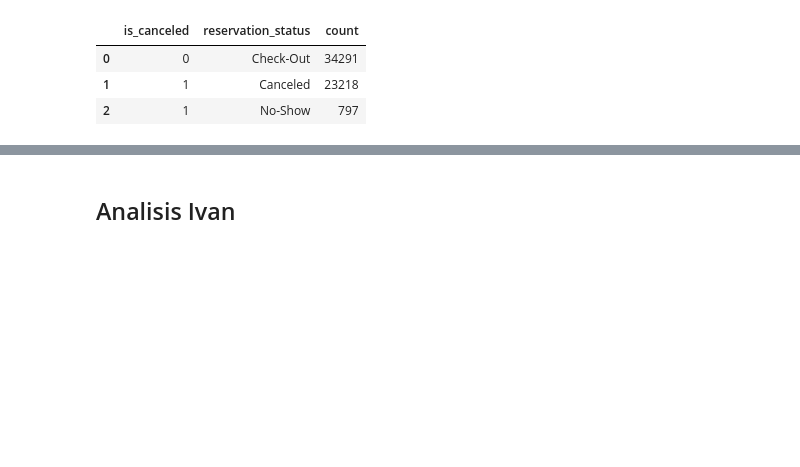
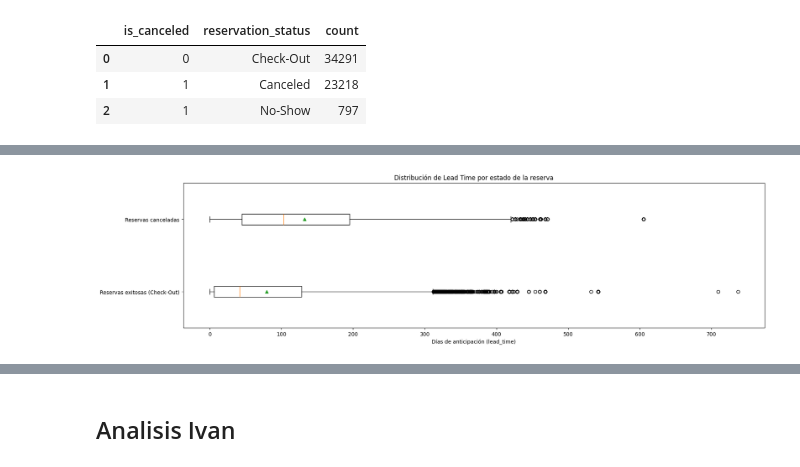
Before and after one commit to leodie1615/taller1, a Jupyter notebook: entendimiento-data.ipynb, the cells around one changed output, grey strips where cells are left out. Cells and saved outputs as stored; diff of their text form; code cells hidden in the pictures; blank space fills up the shorter version.

```diff
--- a/entendimiento-data.ipynb
+++ b/entendimiento-data.ipynb
@@ -274,0 +588,15 @@ Aca podemos observar que cuando el estatus de la reserva es "No-Show" (usuario n
+# %%
+
+plt.figure(figsize=(20, 5))
+
+# Crear lista con los dos conjuntos de datos
+data = [checkout_df["lead_time"], canceled_df["lead_time"]]
+
+# Graficar boxplot
+plt.boxplot(data, showmeans=True, vert=False, labels=["Reservas exitosas (Check-Out)", "Reservas canceladas"])
+
+plt.title("Distribución de Lead Time por estado de la reserva")
+plt.xlabel("Días de anticipación (lead_time)")
+plt.show()
+# %% [output]
+[figure, added]
```
Also changed, not shown: parts of 37 cells of this notebook.
